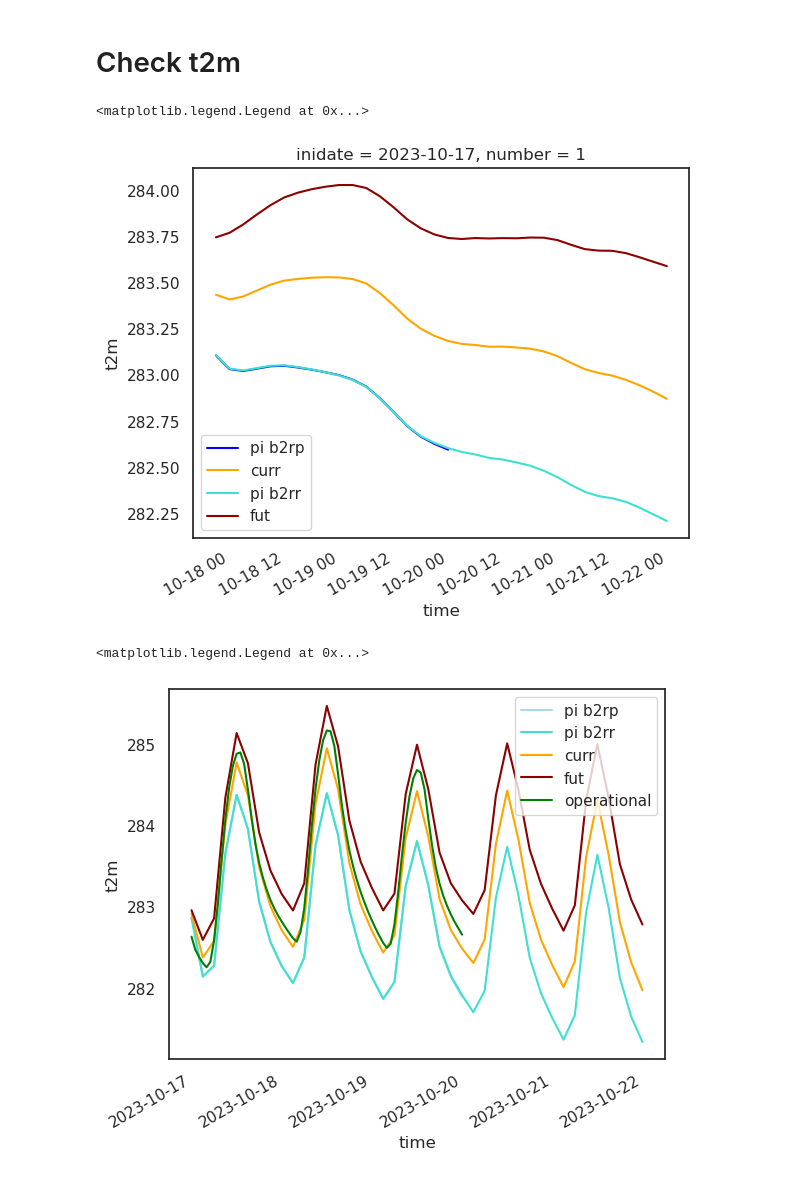
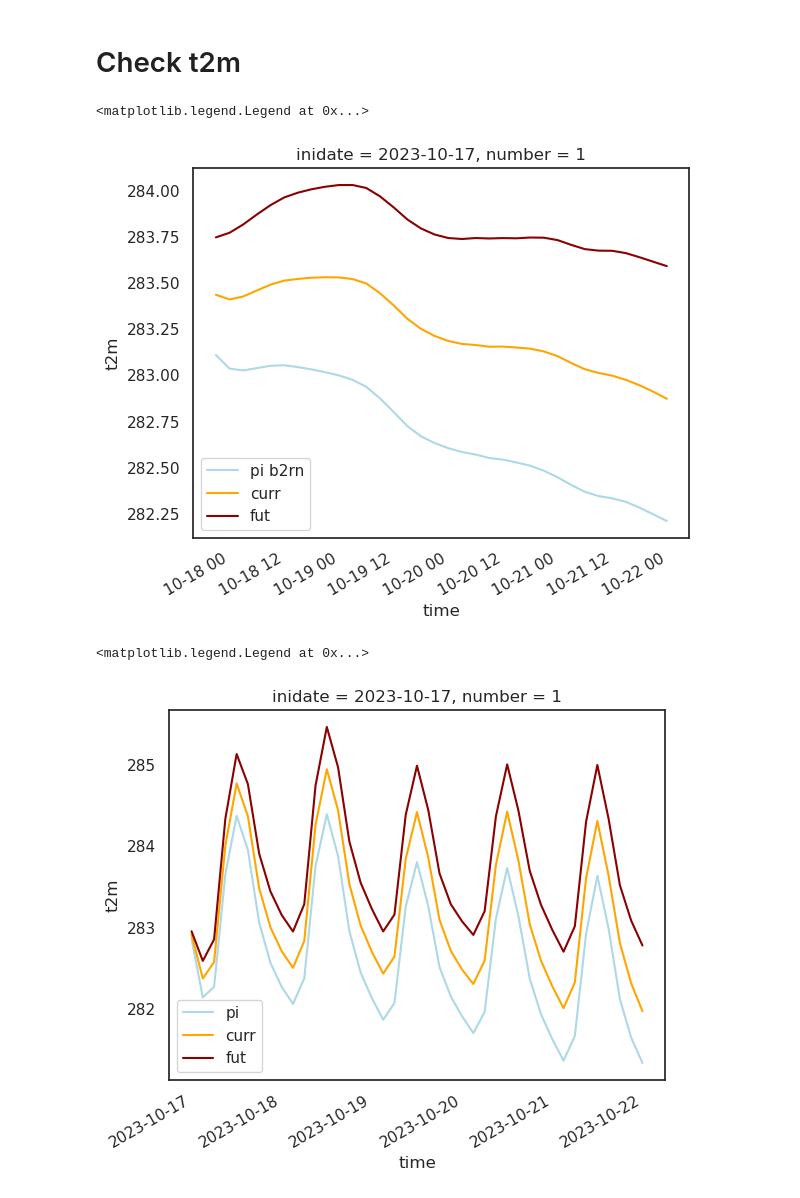
Before and after one commit to shirin-ermis/Storm_Babet, a Jupyter notebook: notebooks/02_check_test_run.ipynb, the cells around one changed output. Cells and saved outputs as stored; diff of their text form; code cells hidden in the pictures.

Commit message:
test plots for b2rr runs and clean

```diff
--- a/notebooks/02_check_test_run.ipynb
+++ b/notebooks/02_check_test_run.ipynb
@@ -128,7 +128,6 @@ file_dir = {'curr': base_dir.format('curr'),
             'pi': base_dir.format('pi'),
             'incr': base_dir.format('incr')}
 babet_curr = xr.open_mfdataset(os.path.join(file_dir['curr'], '*.nc'), preprocess=preproc_ds, engine='netcdf4').sel(number=1, inidate='2023-10-17')
-# babet_pi_original = xr.open_mfdataset(os.path.join(file_dir['pi'], '*.nc'), preprocess=preproc_ds, engine='netcdf4').sel(number=1, inidate='2023-10-17')
-babet_pi = xr.open_mfdataset(os.path.join(file_dir['pi'], 'b2rr*17.nc'), preprocess=preproc_ds, engine='netcdf4').sel(number=1, inidate='2023-10-17')
+babet_pi = xr.open_mfdataset(os.path.join(file_dir['pi'], 'b2rr*.nc'), preprocess=preproc_ds, engine='netcdf4').sel(number=1, inidate='2023-10-17')
 babet_incr = xr.open_mfdataset(os.path.join(file_dir['incr'], '*.nc'), preprocess=preproc_ds, engine='netcdf4').sel(number=1, inidate='2023-10-17')
 # %%
@@ -136,28 +135,22 @@ operational = xr.open_dataset('/home/e/ermis/Storm_Babet/data/1_2023-10-17_cf.nc
 # %% [markdown]
 # Check t2m
 # %%
-# babet_pi_b2rn.mean(dim=['latitude', 'longitude']).t2m.rolling(time=8).mean().plot(label='pi b2rn', color='lightblue')
-# babet_pi_b2rm.mean(dim=['latitude', 'longitude']).t2m.rolling(time=8).mean().plot(label='pi b2rm', color='darkblue')
-babet_pi_b2rp.mean(dim=['latitude', 'longitude']).t2m.rolling(time=8).mean().plot(label='pi b2rp', color='blue')
+babet_pi.mean(dim=['latitude', 'longitude']).t2m.rolling(time=8).mean().plot(label='pi b2rn', color='lightblue')
 babet_curr.mean(dim=['latitude', 'longitude']).t2m.rolling(time=8).mean().plot(label='curr', color='orange')
-babet_pi.mean(dim=['latitude', 'longitude']).t2m.rolling(time=8).mean().plot(label='pi b2rr', color='turquoise')
-
 babet_incr.mean(dim=['latitude', 'longitude']).t2m.rolling(time=8).mean().plot(label='fut', color='darkred')
 # operational.mean(dim=['latitude', 'longitude']).t2m.rolling(time=24).mean().plot(label='operational', color='green')
 plt.legend()
 # %% [output]
 <matplotlib.legend.Legend at 0x...>
-[figure, old version]
+[figure, new version]
 # %%
-# babet_pi_b2rm.mean(dim=['latitude', 'longitude']).t2m.plot(label='pi b2rm', color='darkblue')
-babet_pi_b2rp.mean(dim=['latitude', 'longitude']).t2m.plot(label='pi b2rp', color='lightblue')
-babet_pi.mean(dim=['latitude', 'longitude']).t2m.plot(label='pi b2rr', color='turquoise')
+babet_pi.mean(dim=['latitude', 'longitude']).t2m.plot(label='pi', color='lightblue')
 babet_curr.mean(dim=['latitude', 'longitude']).t2m.plot(label='curr', color='orange')
 babet_incr.mean(dim=['latitude', 'longitude']).t2m.plot(label='fut', color='darkred')
-operational.mean(dim=['latitude', 'longitude']).t2m.plot(label='operational', color='green')
+# operational.mean(dim=['latitude', 'longitude']).t2m.plot(label='operational', color='green')
 
 plt.legend()
 # %% [output]
 <matplotlib.legend.Legend at 0x...>
-[figure, old version]
+[figure, new version]
 # %%
```
Also changed, not shown: parts of 3 cells of this notebook.
